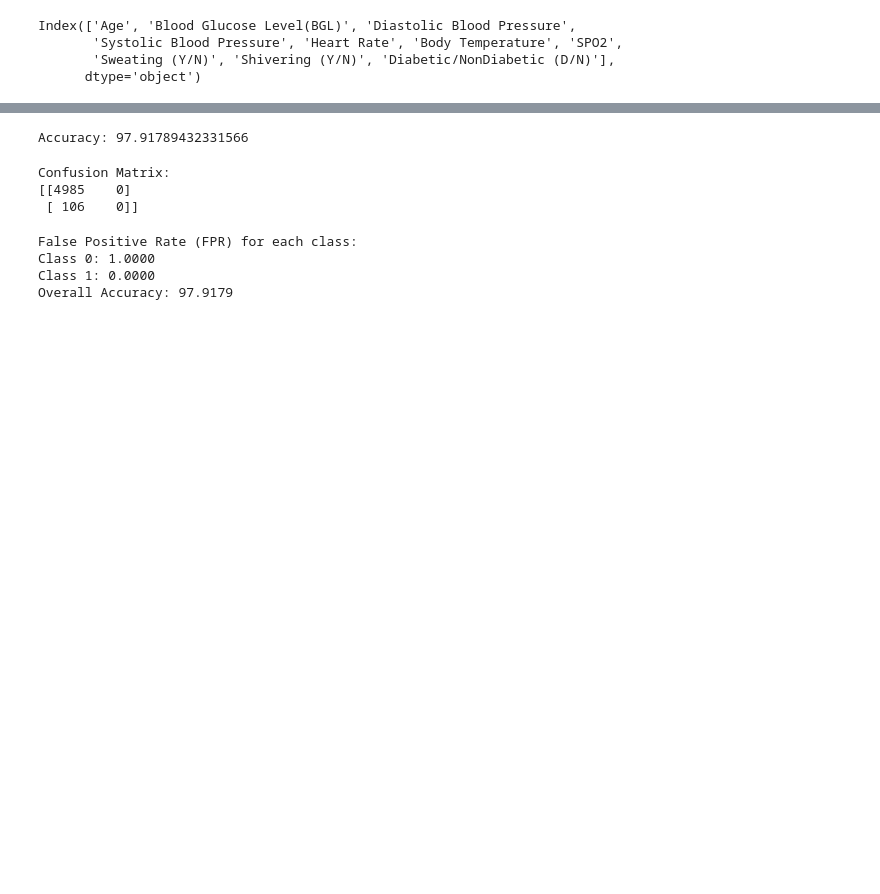
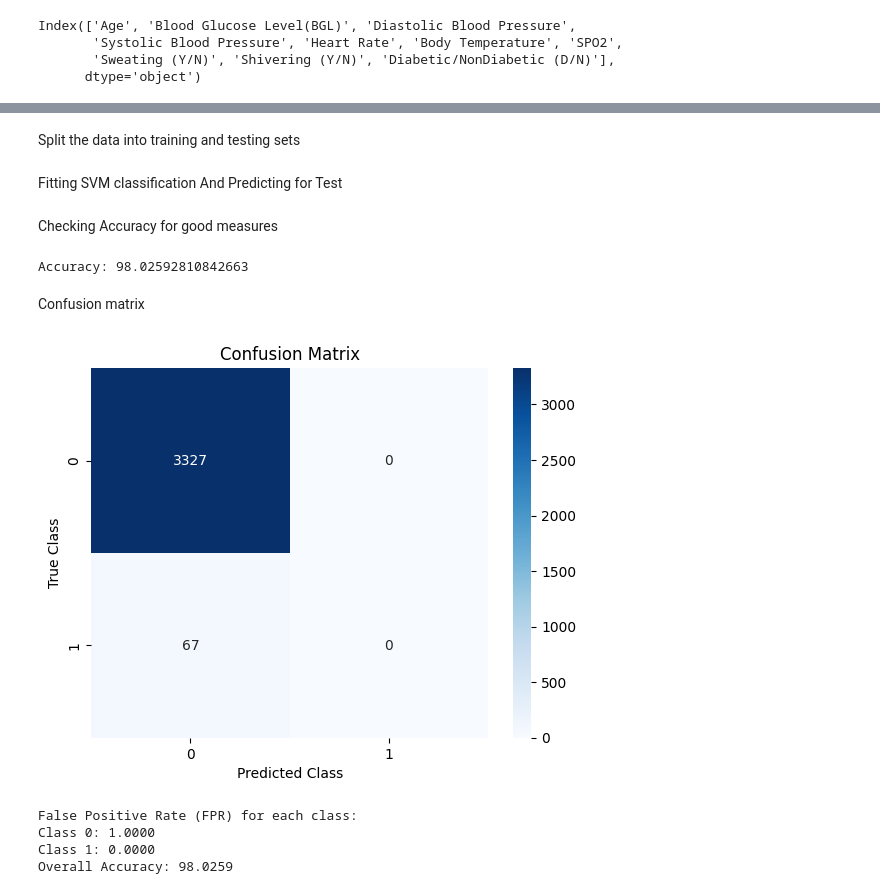
Before and after one commit to AllaudinAli/Machine-Learning, a Jupyter notebook: CA_5_Task1.ipynb, the cells around one changed output, grey strips where cells are left out. Drawn from its saved outputs; the diff is of its cells as text; code cells hidden in the pictures; blank space fills up the shorter version.

```diff
--- a/CA_5_Task1.ipynb
+++ b/CA_5_Task1.ipynb
@@ -18,3 +21,2 @@ from sklearn.metrics import confusion_matrix
 # %%
-# Read the Excel file
-df = pd.read_excel('Dataset for People for their Blood Glucose Level with their Superficial body feature readings.xlsx', header = 0)
+df = pd.read_excel('Dataset for People for their Blood Glucose Level with their Superficial body feature readings.xlsx', skiprows=[0])
@@ -35,10 +38,3 @@ Index(['Age', 'Blood Glucose Level(BGL)', 'Diastolic Blood Pressure',
        'Systolic Blood Pressure', 'Heart Rate', 'Body Temperature', 'SPO2',
        'Sweating (Y/N)', 'Shivering (Y/N)', 'Diabetic/NonDiabetic (D/N)'],
       dtype='object')
-# %%
-# Age had a NaN value, So Removing that Column
-df['Age'] = pd.to_numeric(df['Age'], errors='coerce')
-print(df['Age'].unique()) # Before
-df = df[pd.to_numeric(df['Age'], errors='coerce').notnull()]
-print(df['Age'].unique()) # After
-df['Age'] = df['Age'].astype(float)
@@ -52,0 +86,2 @@ See the caveats in the documentation: https://pandas.pydata.org/pandas-docs/stab
+# %%
+df = df.drop(0, axis=0)
@@ -53,8 +98,11 @@ See the caveats in the documentation: https://pandas.pydata.org/pandas-docs/stab
+# %% [markdown]
+Split the data into training and testing sets
 # %%
-X = df.iloc[:, [0,1,2,3,4,5,6,7,8]].values
-y = df.iloc[:, 9].values
+X = df.iloc[:, :-1].astype(float)
+y = df.iloc[:, -1]
 
-
-# Split the data into training and testing sets
-X_train, X_test, y_train, y_test = train_test_split(X, y, test_size=0.3, random_state=42)
+X_train, X_test, y_train, y_test = train_test_split(X, y, test_size=0.2, random_state=42)
+# %% [markdown]
+Fitting SVM classification
+And Predicting for Test
 # %%
@@ -66,19 +112,26 @@ my_svm.fit(X_train, y_train)
 y_pred = my_svm.predict(X_test)
+# %% [markdown]
+Checking Accuracy for good measures
 # %%
-# Checking Accuracy for good measures
 accuracy = accuracy_score(y_test, y_pred)
 print("Accuracy:", accuracy*100)
 # %% [output]
-Accuracy: 97.91789432331566
+Accuracy: 98.02592810842663
-# %%
-# Confusion matrix
-cm = confusion_matrix(y_test, y_pred)
-print("Confusion Matrix:")
-print(cm)
-# %% [output]
-Confusion Matrix:
-[[4985    0]
- [ 106    0]]
+# %% [markdown]
+Confusion matrix
+# %%
+cm = confusion_matrix(y_test, y_pred)
+# Create a heatmap of the confusion matrix
+sns.heatmap(cm, annot=True, fmt='d', cmap='Blues')
+# Customize the plot
+plt.title('Confusion Matrix')
+plt.xlabel('Predicted Class')
+plt.ylabel('True Class')
+
+# Show the plot
+plt.show()
+# %% [output]
+[figure, added]
 # %%
 # Calc (FRP)
 classes = len(set(y_test))
@@ -100,4 +153,4 @@ print("Overall Accuracy: {:.4f}".format(accuracy*100))
 False Positive Rate (FPR) for each class:
 Class 0: 1.0000
 Class 1: 0.0000
-Overall Accuracy: 97.9179
+Overall Accuracy: 98.0259
```
Also changed, not shown: parts of 15 cells of this notebook.
